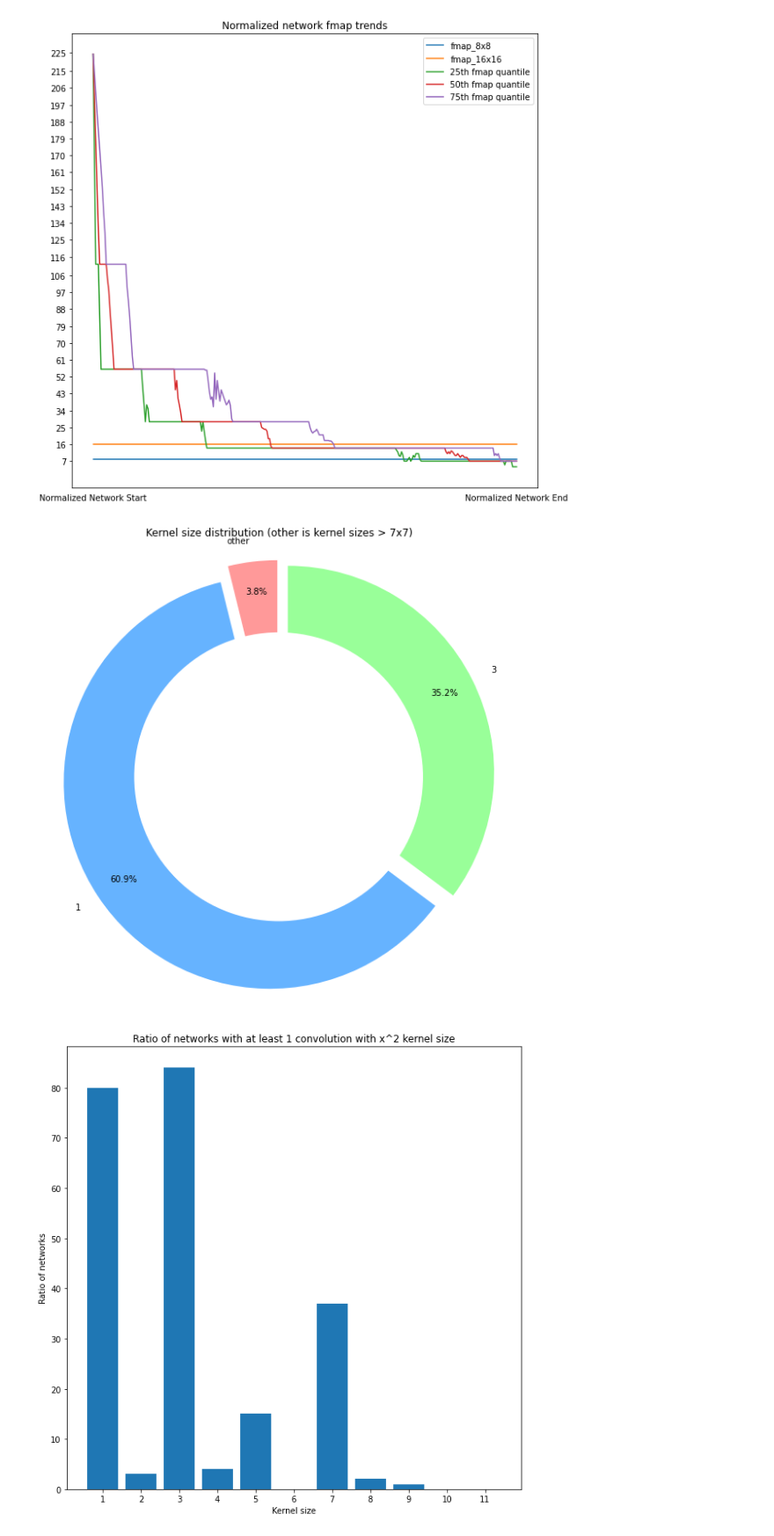
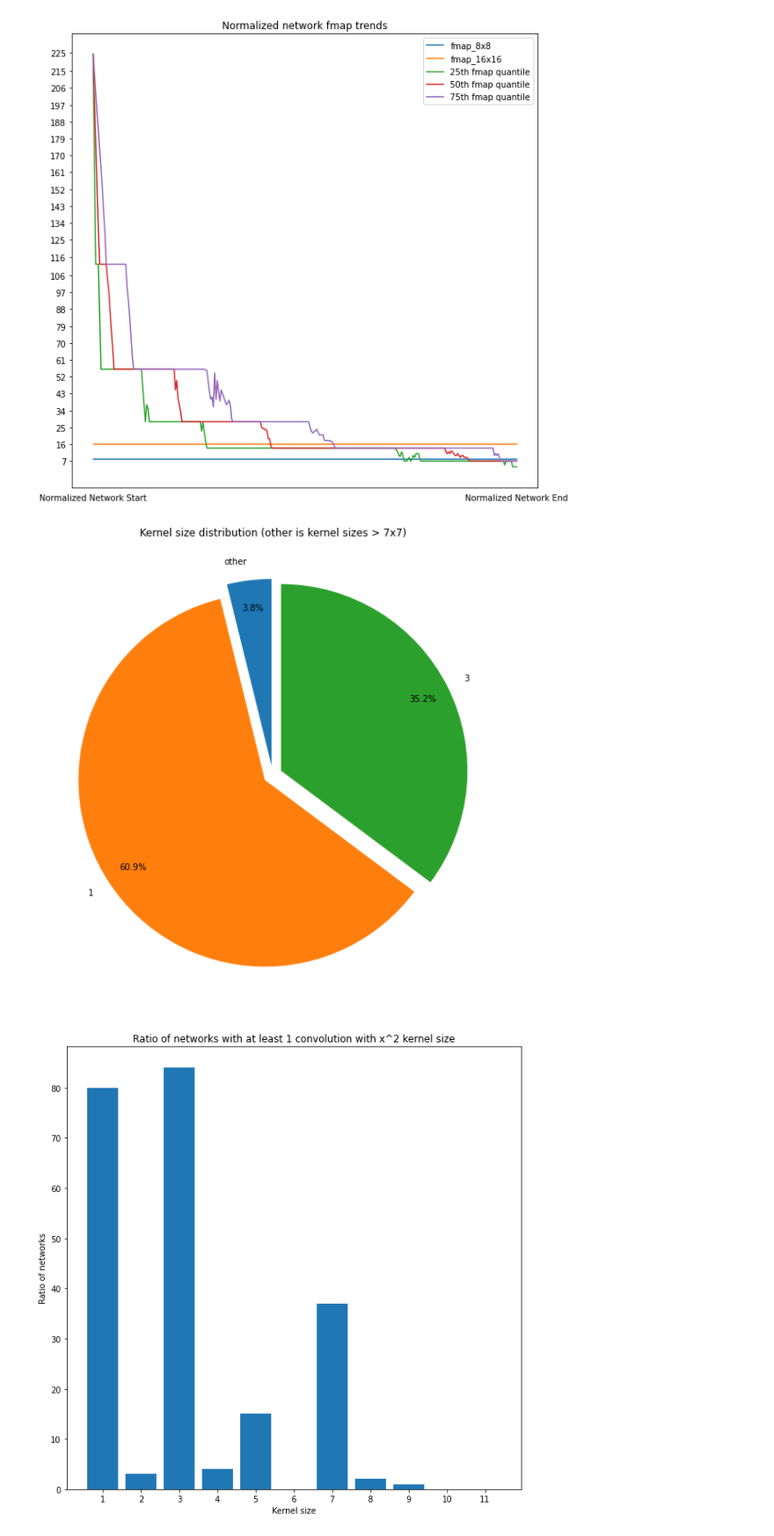
Before and after one commit to neu-ece-esl/CNN_statistics_gathering, a Jupyter notebook: largest_layer_feature_map.ipynb, the cells around one changed output. Shown: that part at 88% size. Cells and saved outputs as stored; diff of their text form; code cells hidden in the pictures.

Commit message:
Cosmetic change to kernel dis pie chart

```diff
--- a/largest_layer_feature_map.ipynb
+++ b/largest_layer_feature_map.ipynb
@@ -188,37 +188,30 @@ counts = [floor(count/total_networks*100) for count in counts]
 # %%
 kernel_size_ratios = ModelStatsAggregator.get_aggregate_kernel_stats_as_percentages(stats_dict)
 
 updated_kernel_size_ratios = {}
 for kernel, ratio in kernel_size_ratios.items():
     if kernel == '1' or kernel == '3':
         updated_kernel_size_ratios[kernel] = ratio
     else:
         if 'other' not in updated_kernel_size_ratios.keys():
             updated_kernel_size_ratios['other'] = ratio
         else:
             updated_kernel_size_ratios['other'] += ratio
 
 kernel_size_ratios = updated_kernel_size_ratios
 
 labels = kernel_size_ratios.keys()
 percents = kernel_size_ratios.values()
 
-#colors
-colors = ['#ff9999','#66b3ff','#99ff99','#ffcc99']
-#explsion
 explode = [0.05]*len(labels)
 fig1, ax1 = plt.subplots()
-plt.pie(percents, colors = colors, labels=labels, autopct='%1.1f%%', startangle=90, pctdistance=0.85, explode = explode)
+plt.pie(percents, labels=labels, autopct='%1.1f%%', startangle=90, pctdistance=0.85, explode = explode)
 #draw circle
-centre_circle = plt.Circle((0,0),0.70,fc='white')
-fig = plt.gcf()
-fig.gca().add_artist(centre_circle)
 # Equal aspect ratio ensures that pie is drawn as a circle
 plt.title('Kernel size distribution (other is kernel sizes > 7x7)')
-ax1.axis('equal')
 plt.show()
 # %% [output]
-[figure, old version]
+[figure, new version]
 # %%
 expected_kernel_sizes = list(range(1,12))
 count_of_models_with_kernel_size = {f'{k}': 0 for k in expected_kernel_sizes}
```
